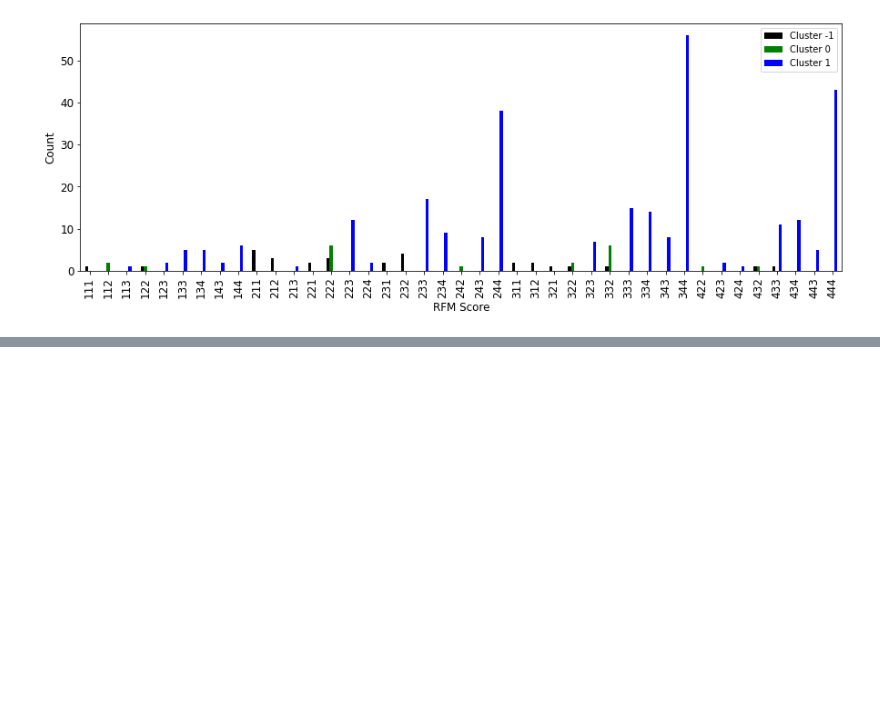
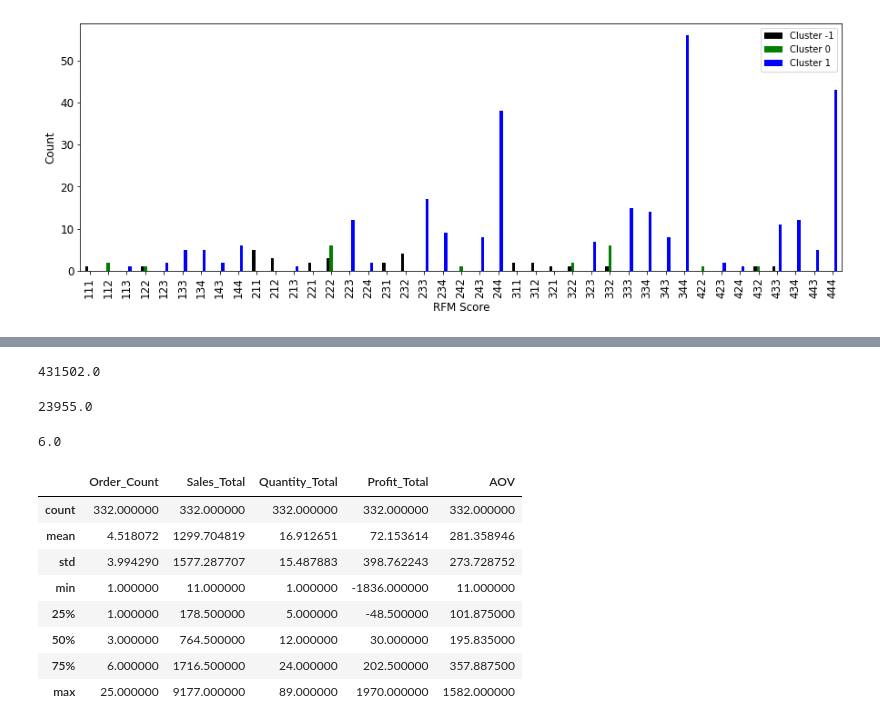
Before and after one commit to tyedem/Exploratory-Analysis, a Jupyter notebook: analysis.ipynb, the cells around one changed output, grey strips where cells are left out. Drawn from its saved outputs; the diff is of its cells as text; code cells hidden in the pictures; blank space fills up the shorter version.

Commit message:
Add metrics calculations + correct README typo

```diff
--- a/analysis.ipynb
+++ b/analysis.ipynb
@@ -408,0 +418,13 @@ plt.show()
+# %%
+# Create orders_metrics DataFrame
+orders_metrics = orders_df.groupby('CustomerName').agg({
+                                            'Order ID': lambda x: len(x),
+                                            'Amount': lambda x: x.sum(),
+                                            'Quantity': lambda x: x.sum(),
+                                            'Profit': lambda x: x.sum()
+                                            }
+                                            )
+# %%
+# Rename columns
+orders_metrics.columns = ['Order_Count', 'Sales_Total', 'Quantity_Total', 'Profit_Total']
+orders_metrics.head()
@@ -408,0 +439,3 @@ plt.show()
+# %%
+# Calculate Average Order Value (AOV)
+orders_metrics['AOV'] =  round(orders_metrics['Sales_Total'] / orders_metrics['Order_Count'], 2)
@@ -408,0 +453,30 @@ plt.show()
+# %%
+# Sum total sales
+total_sales = orders_metrics['Sales_Total'].sum()
+total_sales
+# %% [output]
+431502.0
+# %%
+# Sum of total profit
+total_profit = orders_metrics['Profit_Total'].sum()
+total_profit
+# %% [output]
+23955.0
+# %%
+# Calculate sales-to-profit margin (excludes COGS - data unavailable)
+round(total_profit / total_sales, 2) * 100
+# %% [output]
+6.0
+# %%
+# Check summary statst
+orders_metrics.describe()
+# %% [output]
+|  | Order_Count | Sales_Total | Quantity_Total | Profit_Total | AOV |
+| count | 332.000000 | 332.000000 | 332.000000 | 332.000000 | 332.000000 |
+| mean | 4.518072 | 1299.704819 | 16.912651 | 72.153614 | 281.358946 |
+| std | 3.994290 | 1577.287707 | 15.487883 | 398.762243 | 273.728752 |
+| min | 1.000000 | 11.000000 | 1.000000 | -1836.000000 | 11.000000 |
+| 25% | 1.000000 | 178.500000 | 5.000000 | -48.500000 | 101.875000 |
+| 50% | 3.000000 | 764.500000 | 12.000000 | 30.000000 | 195.835000 |
+| 75% | 6.000000 | 1716.500000 | 24.000000 | 202.500000 | 357.887500 |
+| max | 25.000000 | 9177.000000 | 89.000000 | 1970.000000 | 1582.000000 |
```
Also changed, not shown: parts of 3 cells of this notebook, 1 other file.
